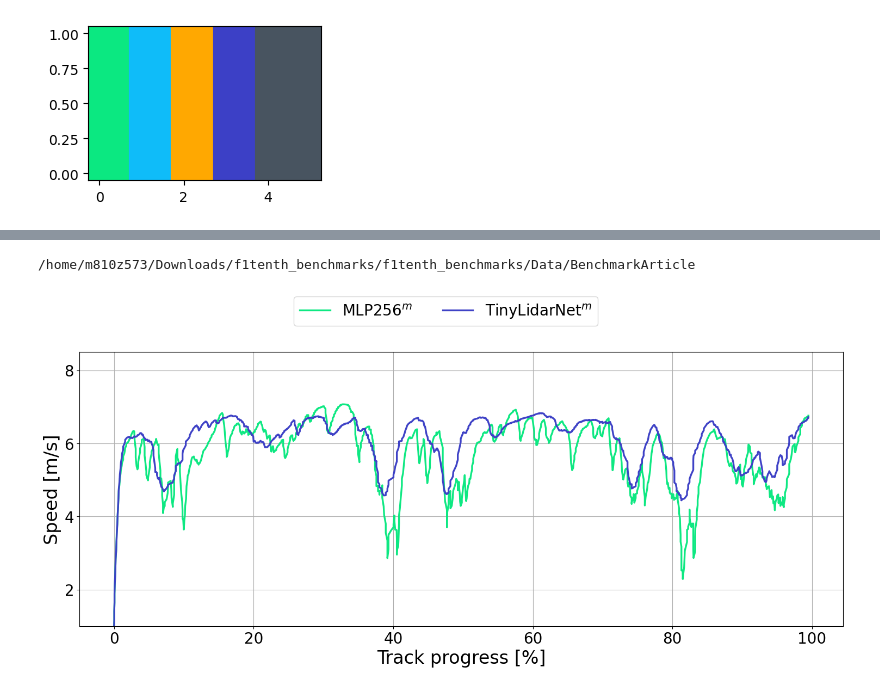
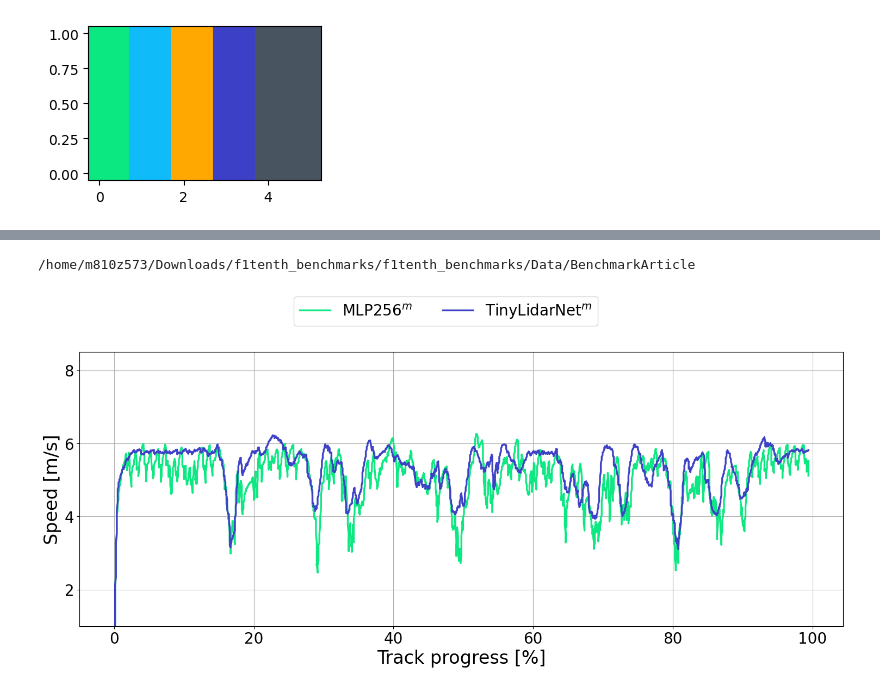
Before and after one commit to bakhbyergyen7/f1tenth_benchmarks, a Jupyter notebook: f1tenth_benchmarks/benchmark_results/tiny_notebook.ipynb, the cells around one changed output, grey strips where cells are left out. Drawn from its saved outputs; the diff is of its cells as text; code cells hidden in the pictures.

Commit message:
Changed from example to lap 3 of Moscow

```diff
--- a/f1tenth_benchmarks/benchmark_results/tiny_notebook.ipynb
+++ b/f1tenth_benchmarks/benchmark_results/tiny_notebook.ipynb
@@ -318,52 +310,54 @@ test_id_display[1] : benchmark_tiny_il_m
 # %%
-map_name = "example"
-lap_n = 3
+for map_name in [
+    #"example",
+    "MoscowRaceway"
+    ]:
 
-lap_dfs = []
-for i, planner_name in enumerate(planners):
-    data = np.load(f"/home/m810z573/Downloads/f1tenth_benchmarks/f1tenth_benchmarks/benchmark_results/Logs/{planner_name}/RawData_{test_ids[i]}/SimLog_{plot_map}_{lap_n}.npy")[1:, :] #remove first repeated entry
-    df = pd.DataFrame(data, columns=["x", "y", "steer", "speed", "yaw", "yaw_rate", "slip", "steer_a", "speed_a", "progress"])
-    #df["planner"] = planner_name
-    df["planner"] = test_ids[i]
+    lap_dfs = []
+    for i, planner_name in enumerate(planners):
+        data = np.load(f"/home/m810z573/Downloads/f1tenth_benchmarks/f1tenth_benchmarks/benchmark_results/Logs/{planner_name}/RawData_{test_ids[i]}/SimLog_{plot_map}_{lap_n}.npy")[1:, :] #remove first repeated entry
+        df = pd.DataFrame(data, columns=["x", "y", "steer", "speed", "yaw", "yaw_rate", "slip", "steer_a", "speed_a", "progress"])
+        #df["planner"] = planner_name
+        df["planner"] = test_ids[i]
 
-    lap_dfs.append(df)
+        lap_dfs.append(df)
 
 
-lap_df = pd.concat(lap_dfs)
-fig, ax1 = plt.subplots(1, 1, figsize=(15., 7.2), sharex=True)
-map_data = MapData(map_name)
+    lap_df = pd.concat(lap_dfs)
+    fig, ax1 = plt.subplots(1, 1, figsize=(15., 7.2), sharex=True)
+    map_data = MapData(map_name)
 
-test_id_itr = 0
-test_id_display = ["benchmark_e2e_il_m", "benchmark_tiny_il_m"]
-for test_id_itr in range(len(test_id_display)):
-    for i in range(n_planners):
-        if test_id_display[test_id_itr] in test_ids[i]:
-            df = lap_df[lap_df["planner"] == test_ids[i]]
-            ax1.plot(df["progress"]*100, df["speed"], label=neat_planner_names[i], alpha=0.99, color=planner_colors[i], linewidth=2.4)
+    test_id_itr = 0
+    test_id_display = ["benchmark_e2e_il_m", "benchmark_tiny_il_m"]
+    for test_id_itr in range(len(test_id_display)):
+        for i in range(n_planners):
+            if test_id_display[test_id_itr] in test_ids[i]:
+                df = lap_df[lap_df["planner"] == test_ids[i]]
+                ax1.plot(df["progress"]*100, df["speed"], label=neat_planner_names[i], alpha=0.99, color=planner_colors[i], linewidth=2.4)
 
 
-# for i in range(n_planners):
-#     #df = lap_df[lap_df["planner"] == planners[i]]
-#     # df = lap_df[lap_df["planner"] == test_ids[i]]
+    # for i in range(n_planners):
+    #     #df = lap_df[lap_df["planner"] == planners[i]]
+    #     # df = lap_df[lap_df["planner"] == test_ids[i]]
 
-#     ax1.plot(df["progress"]*100, df["speed"], label=neat_planner_names[i], alpha=0.99, color=planner_colors[i], linewidth=2.4)
+    #     ax1.plot(df["progress"]*100, df["speed"], label=neat_planner_names[i], alpha=0.99, color=planner_colors[i], linewidth=2.4)
 
-ax1.grid(True)
-ax1.set_ylim(1., 8.5)
-ax1.yaxis.set_major_locator(plt.MaxNLocator(4))
+    ax1.grid(True)
+    ax1.set_ylim(1., 8.5)
+    ax1.yaxis.set_major_locator(plt.MaxNLocator(4))
 
-plt.legend(ncol=4, loc="center", bbox_to_anchor=(0.48, 1.15), fontsize=20)
-plt.xlabel("Track progress [%]", fontsize=24)
-plt.ylabel("Speed [m/s]", fontsize=24)
-plt.xticks(fontsize=20)
-plt.yticks(fontsize=20)
-plt.tight_layout()
-plt.savefig(f"{save_path}speed_comparison_{map_name}.pdf", bbox_inches='tight', pad_inches=0.0)
-plt.savefig(f"{save_path}speed_comparison_{map_name}.svg", bbox_inches='tight', pad_inches=0.0)
-print(save_path)
+    plt.legend(ncol=4, loc="center", bbox_to_anchor=(0.48, 1.15), fontsize=20)
+    plt.xlabel("Track progress [%]", fontsize=24)
+    plt.ylabel("Speed [m/s]", fontsize=24)
+    plt.xticks(fontsize=20)
+    plt.yticks(fontsize=20)
+    plt.tight_layout()
+    plt.savefig(f"{save_path}speed_comparison_{map_name}.pdf", bbox_inches='tight', pad_inches=0.0)
+    plt.savefig(f"{save_path}speed_comparison_{map_name}.svg", bbox_inches='tight', pad_inches=0.0)
+    print(save_path)
 # %% [output]
 /home/m810z573/Downloads/f1tenth_benchmarks/f1tenth_benchmarks/Data/BenchmarkArticle
-[figure, old version]
+[figure, new version]
 # %%
 # plot_map = "example"
 # lap_n = 7
```
Also changed, not shown: parts of 6 cells of this notebook, 10 other files.
